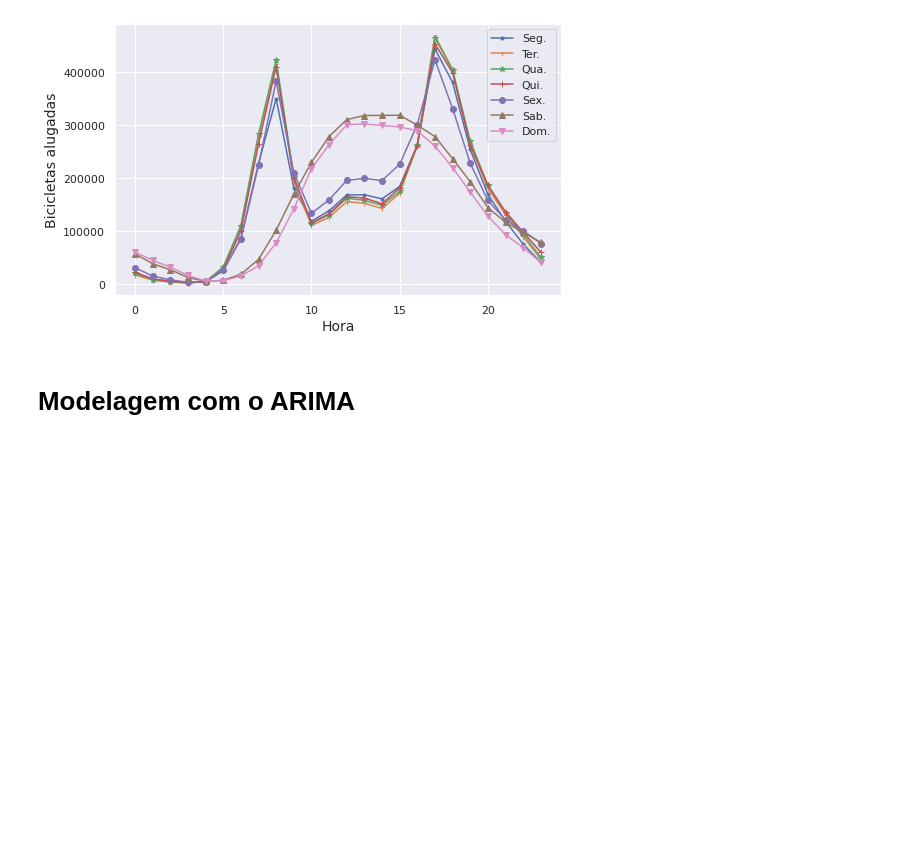
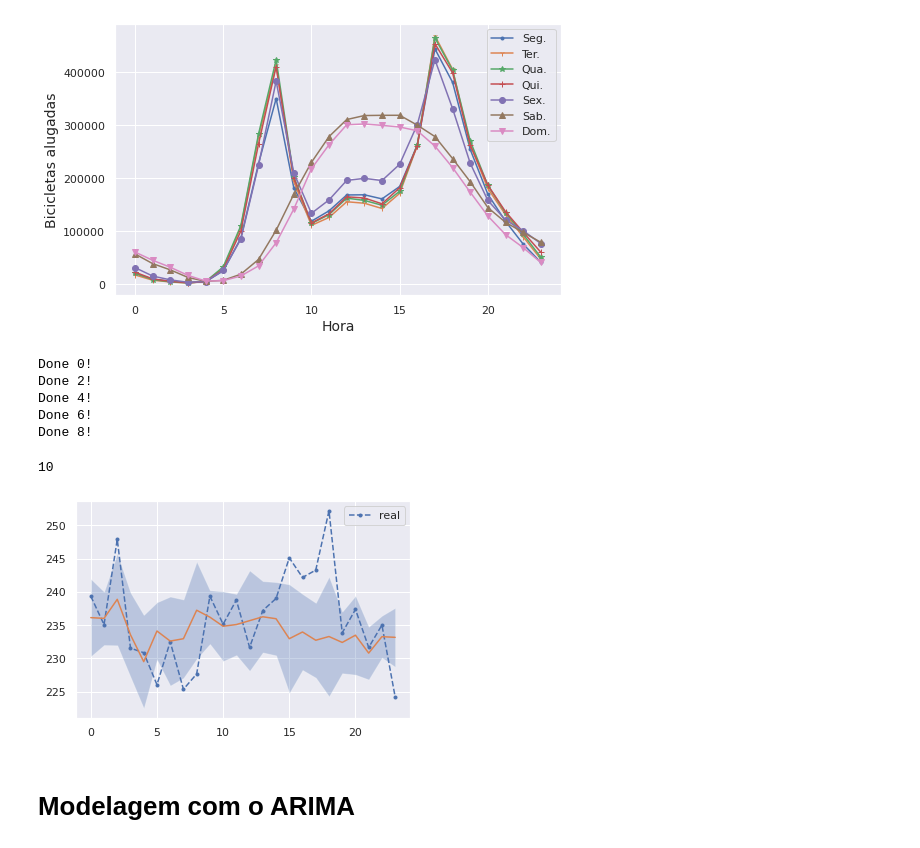
Before and after one commit to ifribeiro/minicurso_webmedia22, a Jupyter notebook: gans_series_temporais.ipynb, the cells around one changed output. Saved outputs shown, nothing was run; the diff lists cells and outputs as text; code cells hidden in the pictures; blank space fills up the shorter version.

Commit message:
new plot functions

```diff
--- a/gans_series_temporais.ipynb
+++ b/gans_series_temporais.ipynb
@@ -86,3 +111,26 @@ plt.show()
+# %%
+path_lista_fakes = glob.glob('datasets/generated/*.npy')
+lista_fakes = [np.load(a) for a in path_lista_fakes]
+# %%
+lista_weeks = p.get_list_wks(path_lista_fakes, None, lista_datas, timestep=24)
+# %% [output]
+Done 0!
+Done 2!
+Done 4!
+Done 6!
+Done 8!
+# %%
+a = np.array(lista_weeks)
+# %%
+somas = a.mean(axis=0)
+# %%
+len(a[:, 0])
+# %% [output]
+10
+# %%
+p.plot_compare_sum(a[0], somas, a.std(axis=0))
+# %% [output]
+[figure, added]
 # %% [markdown]
 # Modelagem com o ARIMA
 # %% [markdown]
```
Also changed, not shown: parts of 5 cells of this notebook, 1 other file.
